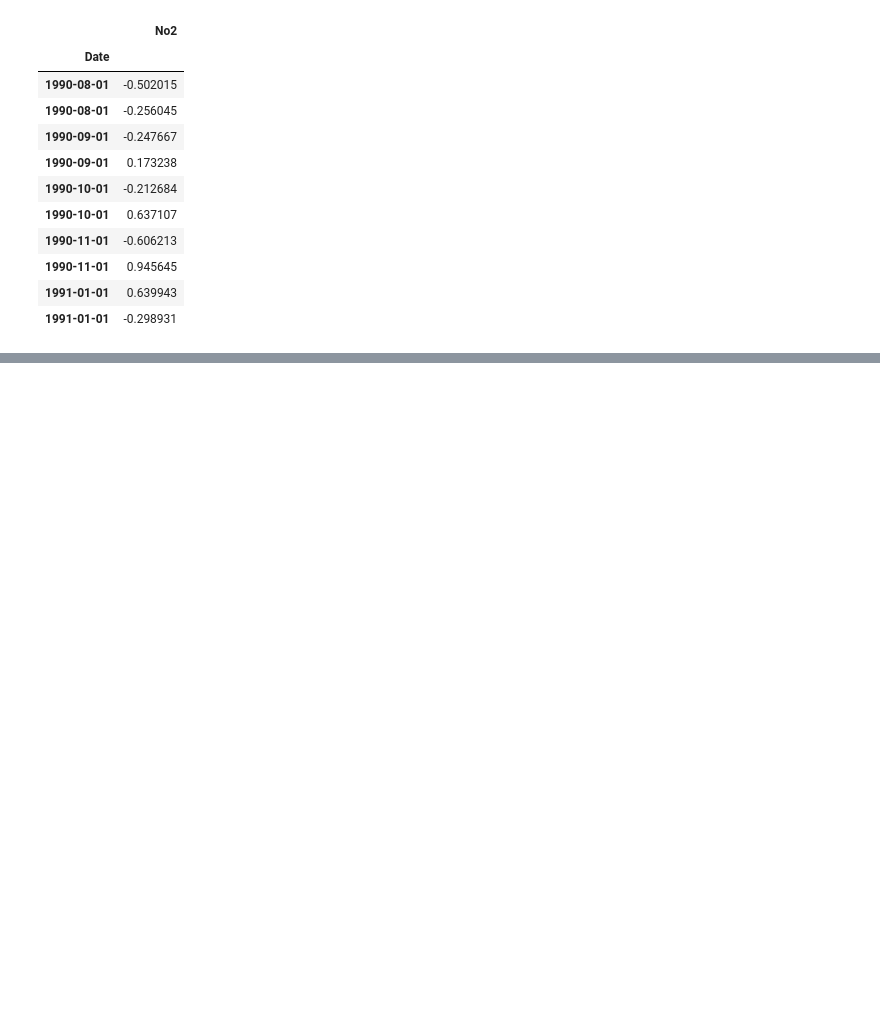
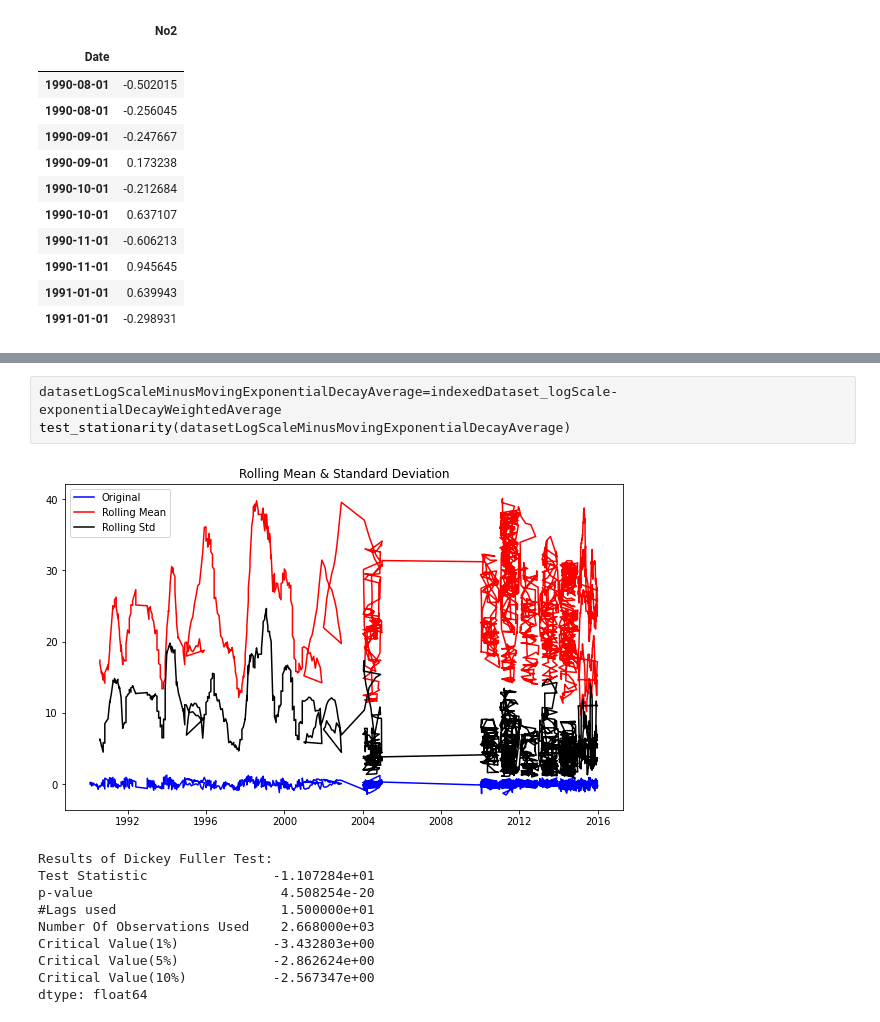
Before and after one commit to poojagopu/AirPollutionPrediction, a Jupyter notebook: code.ipynb, the cells around one changed output, grey strips where cells are left out. Saved outputs shown, nothing was run; the diff lists cells and outputs as text; blank space fills up the shorter version.

```diff
--- a/code.ipynb
+++ b/code.ipynb
@@ -130,0 +174,14 @@ datasetLogScaleMinusMovingAverage.head(10)
+# %%
+datasetLogScaleMinusMovingExponentialDecayAverage=indexedDataset_logScale-exponentialDecayWeightedAverage
+test_stationarity(datasetLogScaleMinusMovingExponentialDecayAverage)
+# %% [output]
+[figure, added]
+Results of Dickey Fuller Test:
+Test Statistic                -1.107284e+01
+p-value                        4.508254e-20
+#Lags used                     1.500000e+01
+Number Of Observations Used    2.668000e+03
+Critical Value(1%)            -3.432803e+00
+Critical Value(5%)            -2.862624e+00
+Critical Value(10%)           -2.567347e+00
+dtype: float64
```
Also changed, not shown: parts of 6 cells of this notebook.
